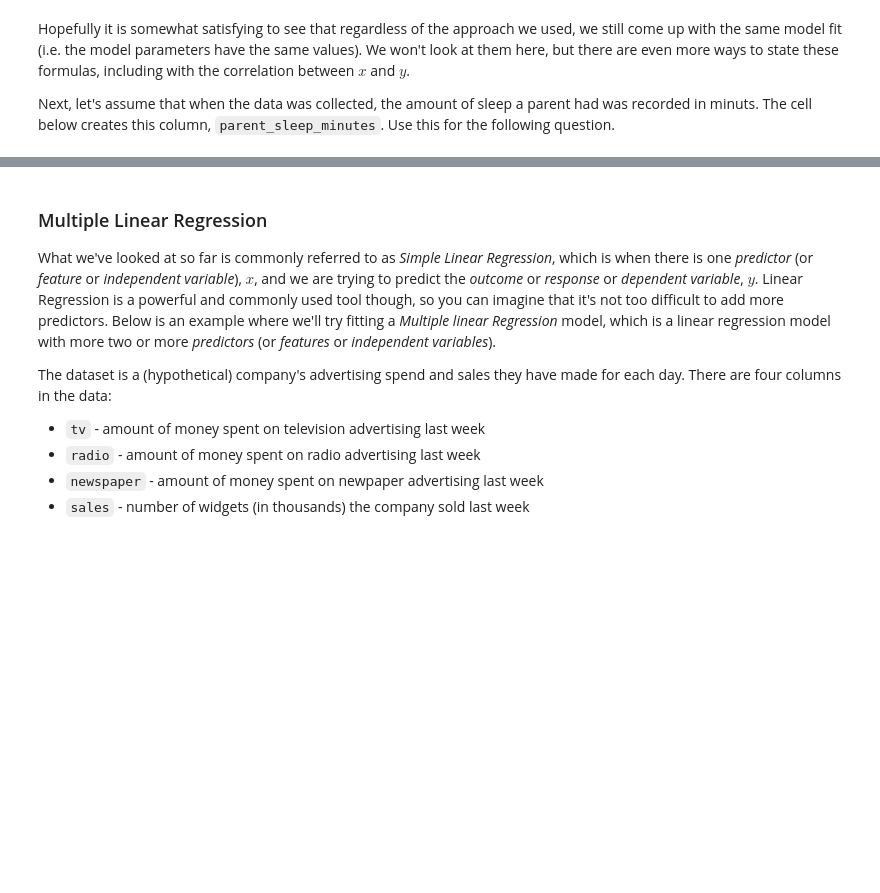
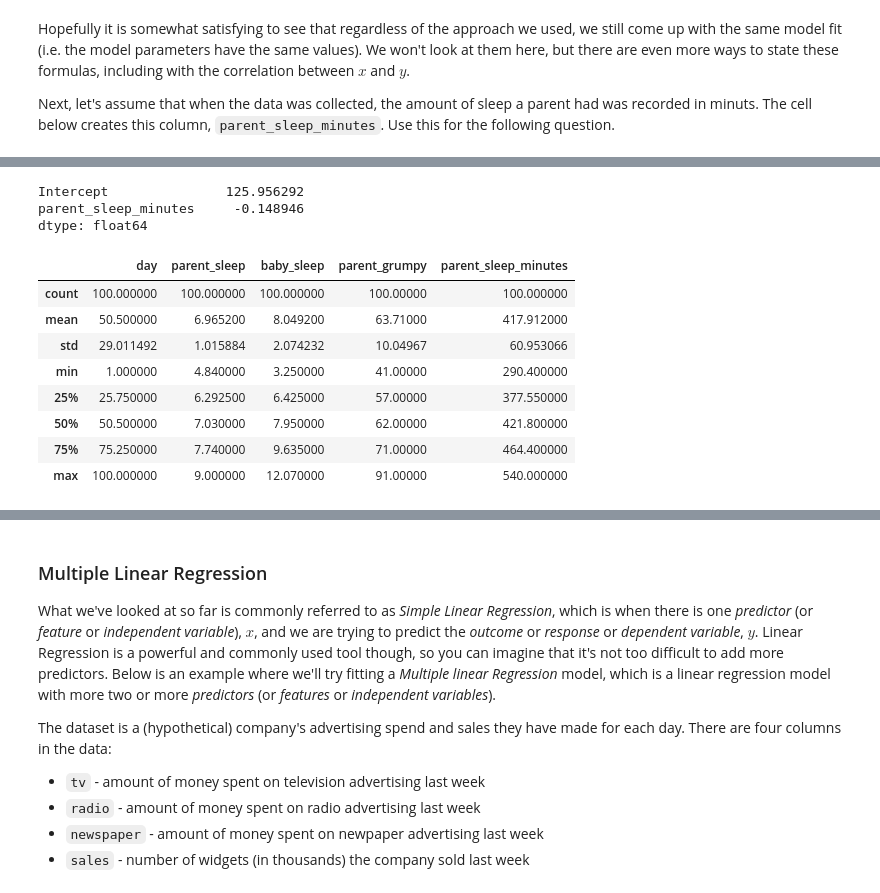
Before and after one commit to jyassien/cs3120-assign2, a Jupyter notebook: linear_regression_lab.ipynb, the cells around one changed output, grey strips where cells are left out. Drawn from its saved outputs; the diff is of its cells as text; code cells hidden in the pictures; blank space fills up the shorter version.

```diff
--- a/linear_regression_lab.ipynb
+++ b/linear_regression_lab.ipynb
@@ -508,7 +644,22 @@ df.parent_sleep_minutes.describe()
  ***
 # %%
-sm_lm_min = smf.ols(formula=' ~ ', data=df).fit()
+sm_lm_min = smf.ols(formula='parent_grumpy ~ parent_sleep_minutes', data=df).fit()
 sm_lm_min.params
+print(sm_lm_min.params)
+df.describe()
+# %% [output]
+Intercept               125.956292
+parent_sleep_minutes     -0.148946
+dtype: float64
+|  | day | parent_sleep | baby_sleep | parent_grumpy | parent_sleep_minutes |
+| count | 100.000000 | 100.000000 | 100.000000 | 100.00000 | 100.000000 |
+| mean | 50.500000 | 6.965200 | 8.049200 | 63.71000 | 417.912000 |
+| std | 29.011492 | 1.015884 | 2.074232 | 10.04967 | 60.953066 |
+| min | 1.000000 | 4.840000 | 3.250000 | 41.00000 | 290.400000 |
+| 25% | 25.750000 | 6.292500 | 6.425000 | 57.00000 | 377.550000 |
+| 50% | 50.500000 | 7.030000 | 7.950000 | 62.00000 | 421.800000 |
+| 75% | 75.250000 | 7.740000 | 9.635000 | 71.00000 | 464.400000 |
+| max | 100.000000 | 9.000000 | 12.070000 | 91.00000 | 540.000000 |
 # %% [markdown]
 ***
 
```
Also changed, not shown: parts of 40 cells of this notebook.
